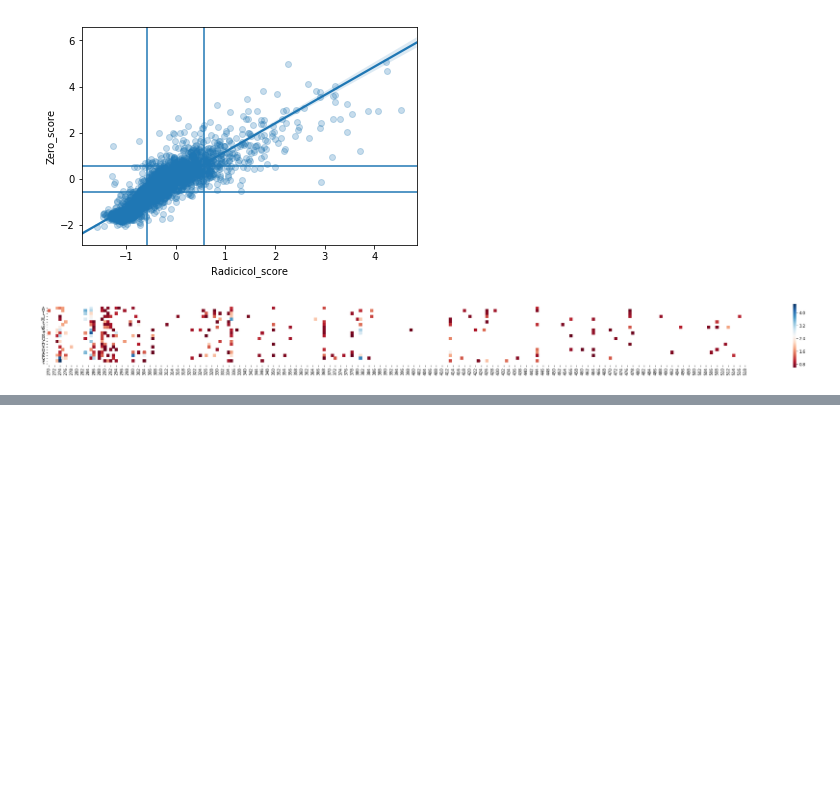
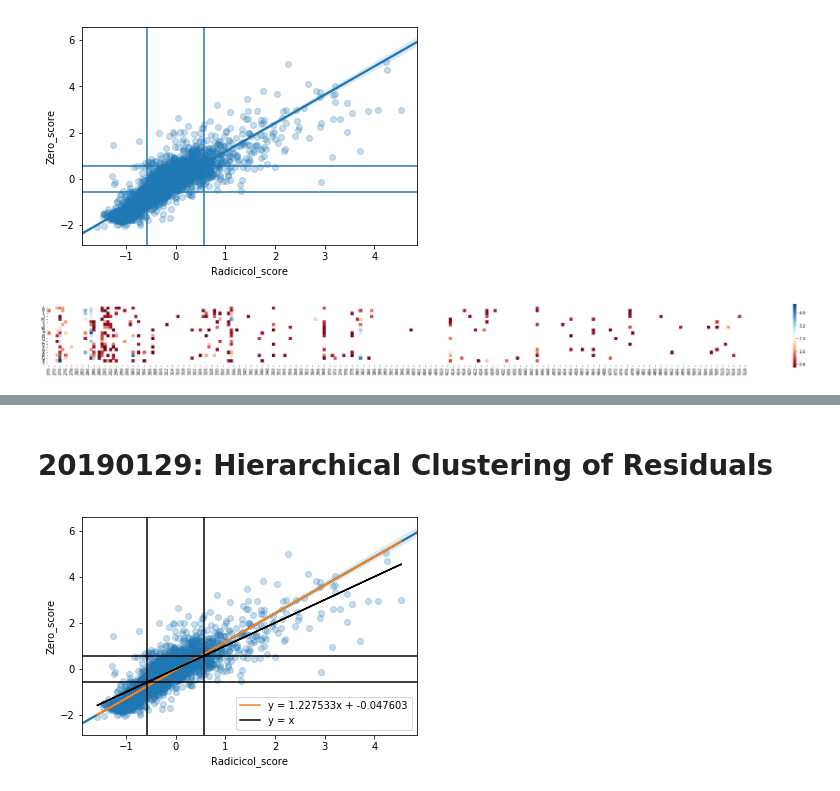
Before and after one commit to nguyenvanessa/src, a Jupyter notebook: Src_Variant_Analysis_Activity_Scores.ipynb, the cells around one changed output, grey strips where cells are left out. Drawn from its saved outputs; the diff is of its cells as text; code cells hidden in the pictures; blank space fills up the shorter version.

```diff
--- a/Src_Variant_Analysis_Activity_Scores.ipynb
+++ b/Src_Variant_Analysis_Activity_Scores.ipynb
@@ -134,0 +173,17 @@ np.savetxt('./PyMOL/GOFmap.txt',GOFmap)
+# %% [markdown]
+# 20190129: Hierarchical Clustering of Residuals
+# %%
+# Should we use line of best fit or line y = x?
+[m, b] = np.polyfit(pointMuts['Radicicol_score'], pointMuts['Zero_score'], 1)
+zerPointMutsHat = (b + m * pointMuts['Radicicol_score'])
+sns.regplot(pointMuts['Radicicol_score'], pointMuts['Zero_score'], scatter_kws = {'alpha':0.25})
+plt.plot(pointMuts['Radicicol_score'], zerPointMutsHat, label = 'y = %fx + %f' %(m, b))
+plt.plot(pointMuts['Radicicol_score'],pointMuts['Radicicol_score'], color='k', label = 'y = x')
+plt.axvline(-1.96 * sdRad, color = 'k')
+plt.axvline(1.96 * sdRad, color = 'k')
+plt.axhline(-1.96 * sdZero, color = 'k')
+plt.axhline(1.96 * sdZero, color = 'k')
+plt.legend()
+plt.show()
+# %% [output]
+[figure, added]
```
Also changed, not shown: parts of 5 cells of this notebook, 14 other files.
